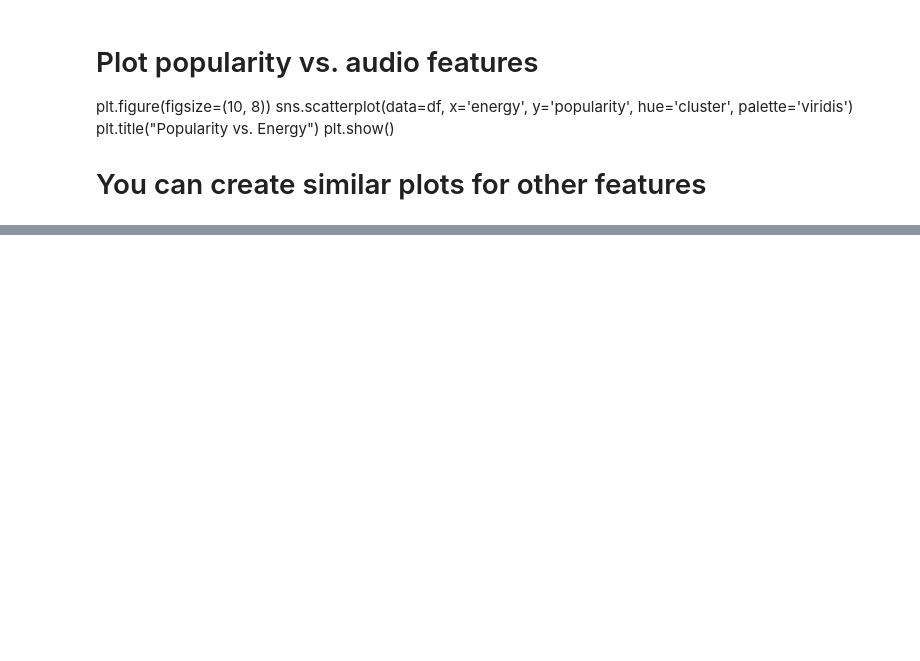
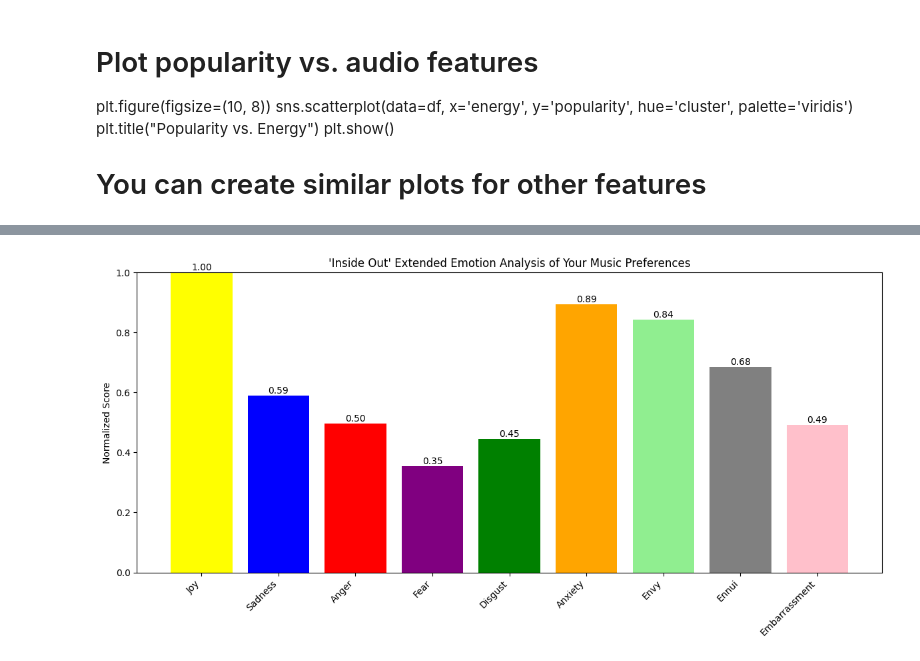
Before and after one commit to Arjun-Madhusoodanan/spotify_analysis, a Jupyter notebook: TrackAnalysis.ipynb, the cells around one changed output, grey strips where cells are left out. Saved outputs shown, nothing was run; the diff lists cells and outputs as text; code cells hidden in the pictures; blank space fills up the shorter version.

```diff
--- a/TrackAnalysis.ipynb
+++ b/TrackAnalysis.ipynb
@@ -81,0 +175,77 @@ plt.show()
+# %%
+
+import numpy as np
+import matplotlib.pyplot as plt
+
+
+
+# Define the features we'll use for each emotion
+emotion_features = {
+    'Joy': ['valence', 'energy', 'danceability'],
+    'Sadness': ['valence', 'energy', 'acousticness'],
+    'Anger': ['energy', 'loudness', 'valence'],
+    'Fear': ['instrumentalness', 'valence', 'energy'],
+    'Disgust': ['valence', 'energy', 'speechiness'],
+    'Anxiety': ['energy', 'valence', 'tempo'],
+    'Envy': ['energy', 'valence', 'popularity'],
+    'Ennui': ['energy', 'valence', 'acousticness'],
+    'Embarrassment': ['energy', 'valence', 'liveness']
+}
+
+# Calculate emotion scores
+emotion_scores = {}
+
+for emotion, features in emotion_features.items():
+    if emotion == 'Joy':
+        emotion_scores[emotion] = np.mean([df[feature].mean() for feature in features])
+    elif emotion == 'Sadness':
+        emotion_scores[emotion] = np.mean([1 - df['valence'].mean(), 1 - df['energy'].mean(), df['acousticness'].mean()])
+    elif emotion == 'Anger':
+        emotion_scores[emotion] = np.mean([df['energy'].mean(), df['loudness'].mean() / 60, 1 - df['valence'].mean()])  # Normalize loudness
+    elif emotion == 'Fear':
+        emotion_scores[emotion] = np.mean([df['instrumentalness'].mean(), 1 - df['valence'].mean(), df['energy'].std()])
+    elif emotion == 'Disgust':
+        emotion_scores[emotion] = np.mean([1 - df['valence'].mean(), 1 - df['energy'].mean(), df['speechiness'].mean()])
+    elif emotion == 'Anxiety':
+        emotion_scores[emotion] = np.mean([df['energy'].mean(), 1 - df['valence'].mean(), df['tempo'].mean() / 200])  # Normalize tempo
+    elif emotion == 'Envy':
+        emotion_scores[emotion] = np.mean([df['energy'].mean(), 1 - df['valence'].mean(), df['popularity'].mean() / 100])
+    elif emotion == 'Ennui':
+        emotion_scores[emotion] = np.mean([1 - df['energy'].mean(), df['valence'].mean(), df['acousticness'].mean()])
+    elif emotion == 'Embarrassment':
+        emotion_scores[emotion] = np.mean([1 - df['energy'].mean(), 1 - df['valence'].mean(), df['liveness'].mean()])
+
+# Normalize scores
+max_score = max(emotion_scores.values())
+for emotion in emotion_scores:
+    emotion_scores[emotion] /= max_score
+
+# Create a color map for the emotions
+color_map = {
+    'Joy': 'yellow', 'Sadness': 'blue', 'Anger': 'red', 'Fear': 'purple', 'Disgust': 'green',
+    'Anxiety': 'orange', 'Envy': 'lightgreen', 'Ennui': 'gray', 'Embarrassment': 'pink'
+}
+
+# Create a bar plot
+plt.figure(figsize=(12, 6))
+bars = plt.bar(emotion_scores.keys(), emotion_scores.values(), color=[color_map[e] for e in emotion_scores.keys()])
+plt.title("'Inside Out' Extended Emotion Analysis of Your Music Preferences")
+plt.ylabel("Normalized Score")
+plt.ylim(0, 1)
+plt.xticks(rotation=45, ha='right')
+
+# Add value labels on top of each bar
+for bar in bars:
+    height = bar.get_height()
+    plt.text(bar.get_x() + bar.get_width()/2., height,
+             f'{height:.2f}',
+             ha='center', va='bottom')
+
+plt.tight_layout()
+plt.show()
+
+# Print the scores
+for emotion, score in emotion_scores.items():
+    print(f"{emotion}: {score:.2f}")
+# %% [output]
+[figure, added]
```
Also changed, not shown: parts of 18 cells of this notebook, 2 other files.
